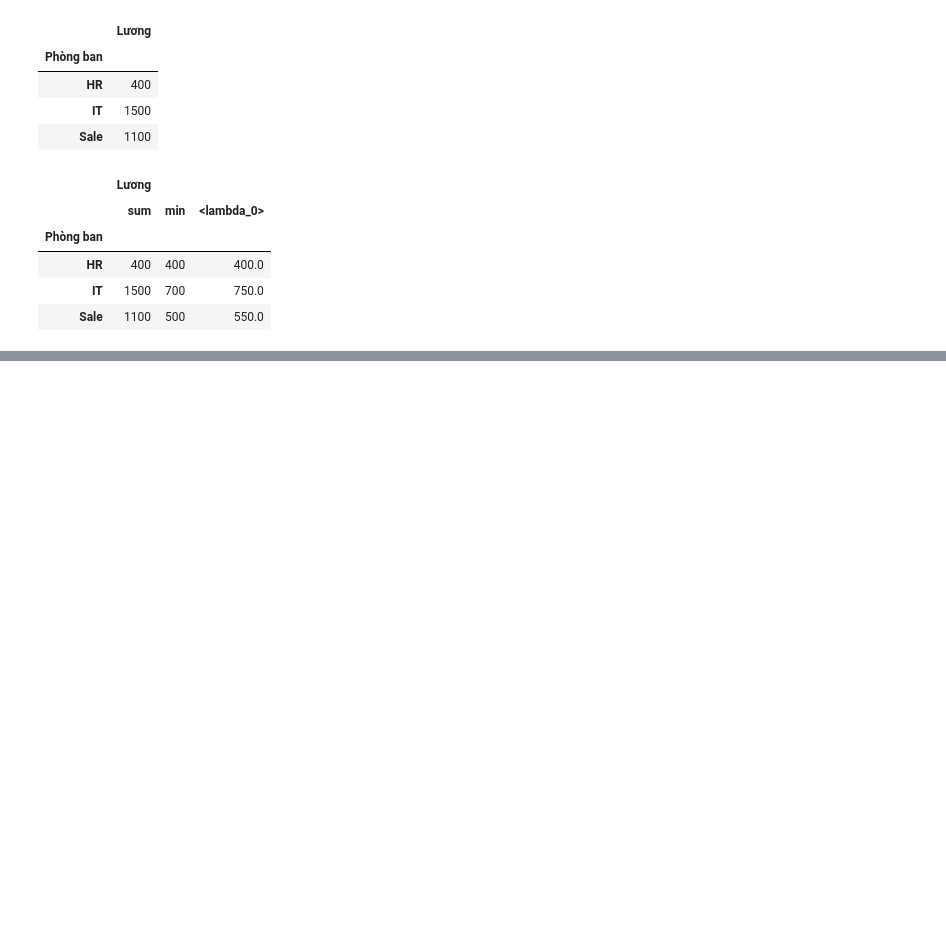
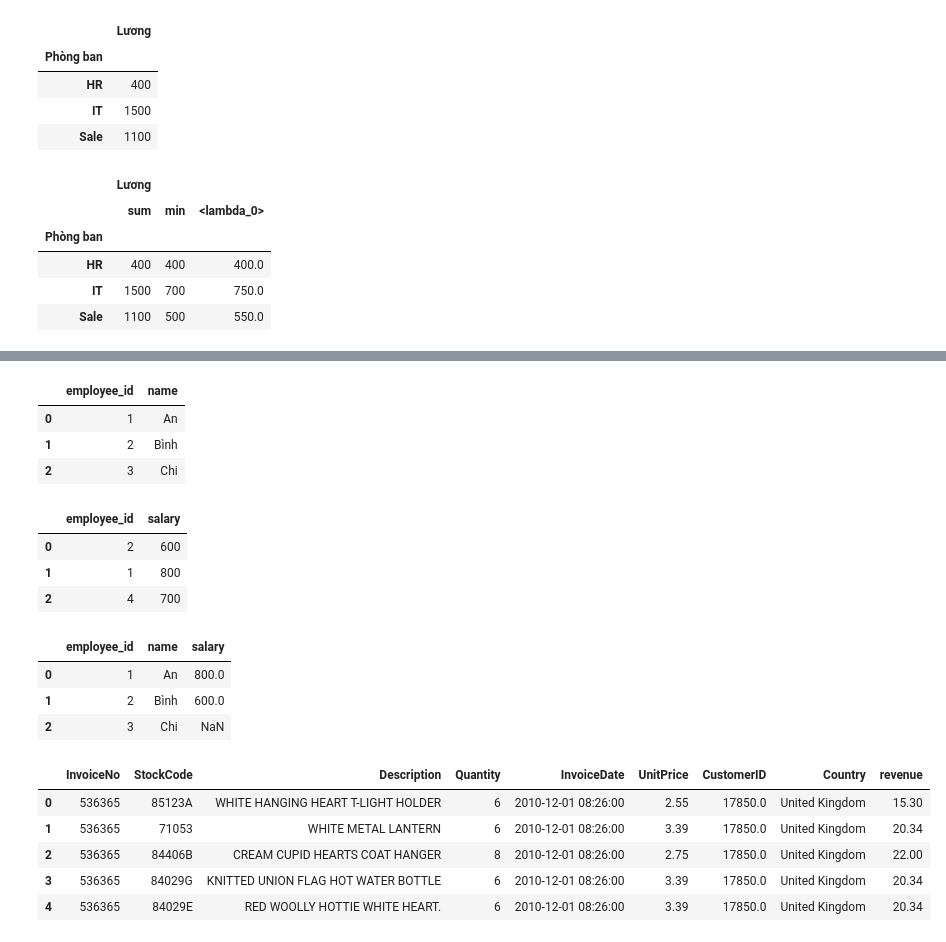
Before and after one commit to ntlong-NEU/KHDL_coban, a Jupyter notebook: Lesson6_Pandas.ipynb, the cells around one changed output, grey strips where cells are left out. Drawn from its saved outputs; the diff is of its cells as text; code cells hidden in the pictures; blank space fills up the shorter version.

```diff
--- a/Lesson6_Pandas.ipynb
+++ b/Lesson6_Pandas.ipynb
@@ -391,0 +446,2 @@ df_group.groupby('Phòng ban').aggregate(['sum','min',lambda x: x.mean()])
+# %%
+df_rt['revenue'] = df_rt['UnitPrice']*df_rt['Quantity']
@@ -391,0 +549,30 @@ df_group.groupby('Phòng ban').aggregate(['sum','min',lambda x: x.mean()])
+# %%
+df_info
+# %% [output]
+|  | employee_id | name |
+| 0 | 1 | An |
+| 1 | 2 | Bình |
+| 2 | 3 | Chi |
+# %%
+df_salary
+# %% [output]
+|  | employee_id | salary |
+| 0 | 2 | 600 |
+| 1 | 1 | 800 |
+| 2 | 4 | 700 |
+# %%
+pd.merge(df_info,df_salary, how='left')
+# %% [output]
+|  | employee_id | name | salary |
+| 0 | 1 | An | 800.0 |
+| 1 | 2 | Bình | 600.0 |
+| 2 | 3 | Chi | NaN |
+# %%
+df_rt.head()
+# %% [output]
+|  | InvoiceNo | StockCode | Description | Quantity | InvoiceDate | UnitPrice | CustomerID | Country | revenue |
+| 0 | 536365 | 85123A | WHITE HANGING HEART T-LIGHT HOLDER | 6 | 2010-12-01 08:26:00 | 2.55 | 17850.0 | United Kingdom | 15.30 |
+| 1 | 536365 | 71053 | WHITE METAL LANTERN | 6 | 2010-12-01 08:26:00 | 3.39 | 17850.0 | United Kingdom | 20.34 |
+| 2 | 536365 | 84406B | CREAM CUPID HEARTS COAT HANGER | 8 | 2010-12-01 08:26:00 | 2.75 | 17850.0 | United Kingdom | 22.00 |
+| 3 | 536365 | 84029G | KNITTED UNION FLAG HOT WATER BOTTLE | 6 | 2010-12-01 08:26:00 | 3.39 | 17850.0 | United Kingdom | 20.34 |
+| 4 | 536365 | 84029E | RED WOOLLY HOTTIE WHITE HEART. | 6 | 2010-12-01 08:26:00 | 3.39 | 17850.0 | United Kingdom | 20.34 |
```
Also changed, not shown: parts of 28 cells of this notebook, 6 other files.
